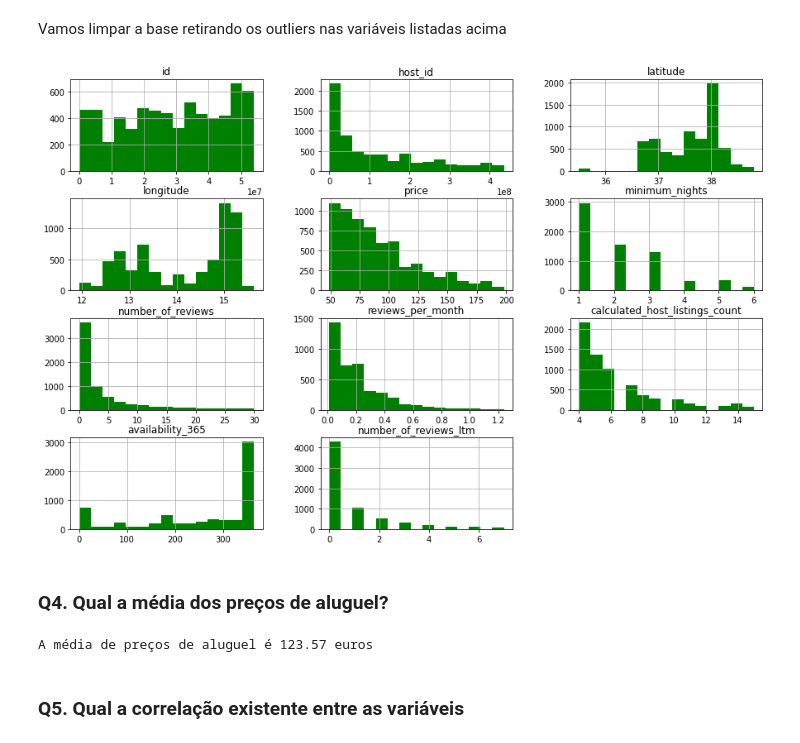
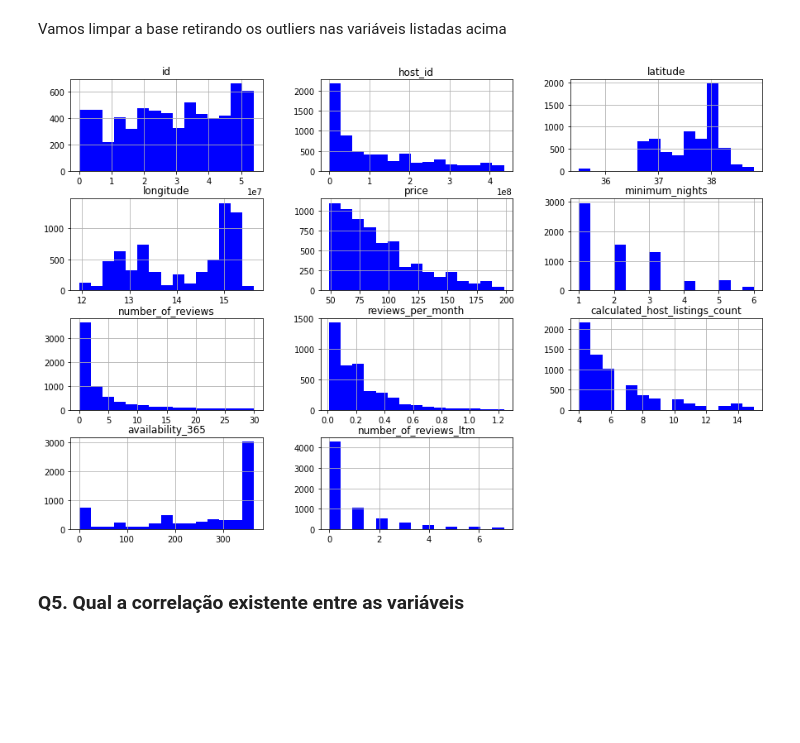
Before and after one commit to eduardoscovino/Airbnb-data-analysis-sicilia, a Jupyter notebook: Analisando_os_Dados_do_Airbnb.ipynb, the cells around one changed output. Saved outputs shown, nothing was run; the diff lists cells and outputs as text; code cells hidden in the pictures; blank space fills up the shorter version.

```diff
--- a/Analisando_os_Dados_do_Airbnb.ipynb
+++ b/Analisando_os_Dados_do_Airbnb.ipynb
@@ -111,6 +121,10 @@ dtype: object
 print(df.isnull().sum().sort_values(ascending=False) / df.shape[0])
 print('\n')
 print('Conclusão Q2: neighbourhood_group e license serão descartadas na análise, pois pela quantidade de valores nulo no dataset, pouco acrescentam nos insights')
+
+
+# removendo neighbourhood_group e license, que são irrelevantes na análise
+df.drop(['neighbourhood_group', 'license'], axis=1, inplace=True)
 # %% [output]
 neighbourhood_group               1.000000
 license                           0.982025
@@ -352,34 +366,25 @@ Vamos limpar a base retirando os outliers nas variáveis listadas acima
 # %%
 df_clean = df.copy()
 # removendo outliers superiores
 df_clean.drop(df_clean[df_clean.price > calc_lim_sup(df.price.quantile(0.75), df.price.quantile(0.25), df.price.mean())].index, axis=0, inplace=True)
 df_clean.drop(df_clean[df_clean.minimum_nights > calc_lim_sup(df.minimum_nights.quantile(0.75), df.minimum_nights.quantile(0.25), df.minimum_nights.mean())].index, axis=0, inplace=True)
 df_clean.drop(df_clean[df_clean.number_of_reviews > calc_lim_sup(df.number_of_reviews.quantile(0.75), df.number_of_reviews.quantile(0.25), df.number_of_reviews.mean())].index, axis=0, inplace=True)
 df_clean.drop(df_clean[df_clean.reviews_per_month > calc_lim_sup(df.reviews_per_month.quantile(0.75), df.reviews_per_month.quantile(0.25), df.reviews_per_month.mean())].index, axis=0, inplace=True)
 df_clean.drop(df_clean[df_clean.calculated_host_listings_count > calc_lim_sup(df.calculated_host_listings_count.quantile(0.75), df.calculated_host_listings_count.quantile(0.25), df.calculated_host_listings_count.mean())].index, axis=0, inplace=True)
 df_clean.drop(df_clean[df_clean.number_of_reviews_ltm > calc_lim_sup(df.number_of_reviews_ltm.quantile(0.75), df.number_of_reviews_ltm.quantile(0.25), df.number_of_reviews_ltm.mean())].index, axis=0, inplace=True)
 
 # removendo outliers inferiores
 df_clean.drop(df_clean[df_clean.price < calc_lim_inf(df.price.quantile(0.75), df.price.quantile(0.25), df.price.mean())].index, axis=0, inplace=True)
 df_clean.drop(df_clean[df_clean.minimum_nights < calc_lim_inf(df.minimum_nights.quantile(0.75), df.minimum_nights.quantile(0.25), df.minimum_nights.mean())].index, axis=0, inplace=True)
 df_clean.drop(df_clean[df_clean.number_of_reviews < calc_lim_inf(df.number_of_reviews.quantile(0.75), df.number_of_reviews.quantile(0.25), df.number_of_reviews.mean())].index, axis=0, inplace=True)
 df_clean.drop(df_clean[df_clean.reviews_per_month < calc_lim_inf(df.reviews_per_month.quantile(0.75), df.reviews_per_month.quantile(0.25), df.reviews_per_month.mean())].index, axis=0, inplace=True)
 df_clean.drop(df_clean[df_clean.calculated_host_listings_count < calc_lim_inf(df.calculated_host_listings_count.quantile(0.75), df.calculated_host_listings_count.quantile(0.25), df.calculated_host_listings_count.mean())].index, axis=0, inplace=True)
 df_clean.drop(df_clean[df_clean.number_of_reviews_ltm < calc_lim_inf(df.number_of_reviews_ltm.quantile(0.75), df.number_of_reviews_ltm.quantile(0.25), df.number_of_reviews_ltm.mean())].index, axis=0, inplace=True)
 
-# removendo neighbourhood_group e license, que são irrelevantes na análise
-df_clean.drop(['neighbourhood_group', 'license'], axis=1, inplace=True)
-
 # plotando a base limpa
-df_clean.hist(bins = 15, figsize =(15, 10), color='green');
+df_clean.hist(bins = 15, figsize =(15, 10), color='blue');
 # %% [output]
-[figure, old version]
+[figure, new version]
-# %% [markdown]
-### **Q4. Qual a média dos preços de aluguel?**
-# %%
-print('A média de preços de aluguel é {} euros'.format(round(df.price.mean(), 2)))
-# %% [output]
-A média de preços de aluguel é 123.57 euros
 # %% [markdown]
 ### **Q5. Qual a correlação existente entre as variáveis**
 # %% [markdown]
```
Also changed, not shown: parts of 7 cells of this notebook.
